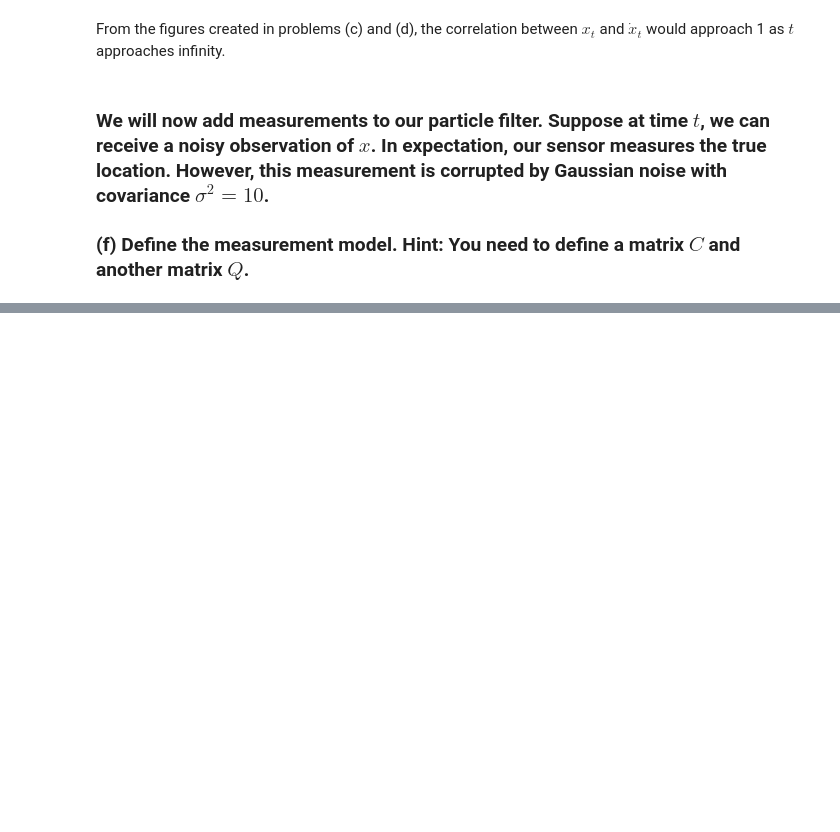
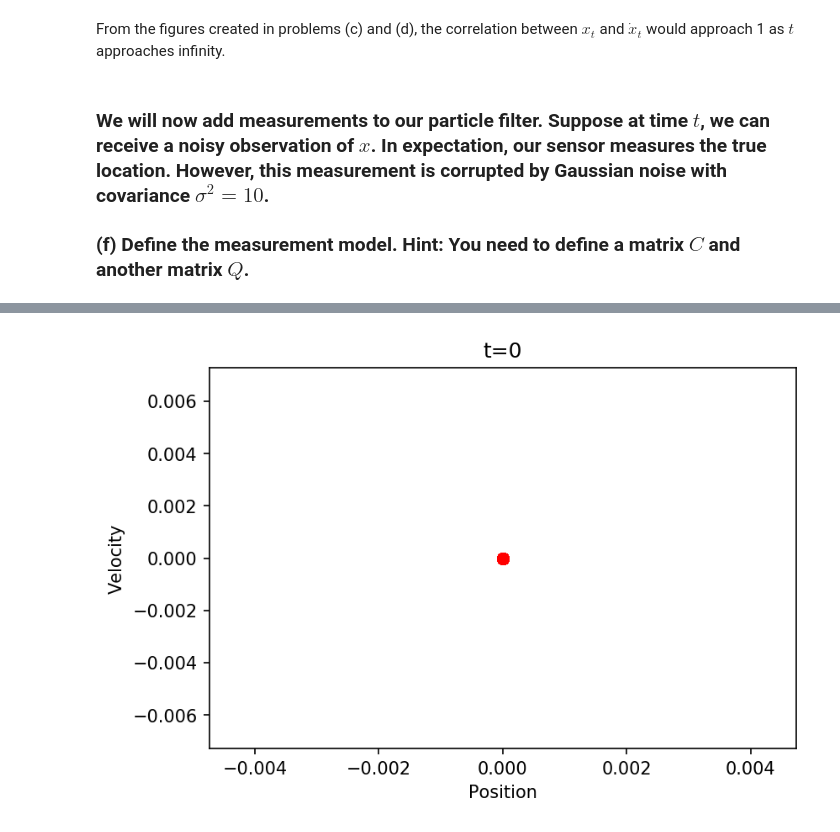
Before and after one commit to kaijones21/ME696, a Jupyter notebook: homework3.ipynb, the cells around one changed output, grey strips where cells are left out. Drawn from its saved outputs; the diff is of its cells as text; code cells hidden in the pictures; blank space fills up the shorter version.

```diff
--- a/homework3.ipynb
+++ b/homework3.ipynb
@@ -202,6 +202,21 @@ def multivariate_gaussian(S, mu, Sigma):
     fac=np.einsum('...k,kl,...l->...',S-mu,Sigma_inv,S-mu)
 
     return np.exp(-fac/2)/N
+
+def low_variance_sampler(particleSet, weights):
+    M = len(weights)
+    newParticles = particleSet*0
+    r = np.random.uniform(0, 1/M)
+    c = weights[0]
+    i = 0
+    for m in range(M):
+        U = r + (m-1)*(1/M)
+        while U > c:
+            i = i + 1
+            c = c + weights[i]
+        newParticles[0][m] = particleSet[0][i]
+        newParticles[1][m] = particleSet[1][i]
+    return newParticles
 # %%
 mu = np.array([0,0])                   # mu
 A = np.array([[1., 1.],                # noise matrix
@@ -359,14 +380,19 @@ A = np.array([[1., 1.],                # system matrix
              [0., 1.]])
 R = np.array([[1/4., 1/2.],            # system noise covariance matrix
               [1/2., 1.001]])
-C = np.array([[1., 0.],                # observation matrix
-             [0., 1.]])
-Q = np.array([[1., 0.],                # observation noise covariance matrix
-             [0., 0.]])
-M = 10                                 # number of samples
+C = 1                                  # observation matrix
+Q = 10^2                               # observation noise matrix
+M = 100                                # number of samples
 t = np.linspace(1, 5, 5)               # time t
 particles = np.zeros((len(t)+1, 2, M)) # create a t x 2 x M numpy array to store particles
-w = np.zeros((len(t)+1, 2, M))         # create a t x 2 x M weight vector
+w = np.zeros((len(t)+1,M))             # create a t x 2 x M weight vector
+w[0] = w[0]*(1/M)                      # all particles initially have equal weight
+z = 0                                  # initial sensor measurement
+
+# Weights, measurement, and particles at time t=5
+w5 = w[0]
+z5 = 5
+p5 = particles[0]
 
 for t in t:
     """
@@ -374,8 +400,69 @@ for t in t:
     transition function from problem (a).
     """
     t = int(t)
+
+    # Predict the next state
     particles[t][0], particles[t][1] = np.dot(A, particles[t-1]) + np.random.multivariate_normal(mu,R,M).T
-    w[t] = np.dot(C,(particles[t][0],particles[t][1])) + np.random.multivariate_normal(mu,Q,M).T
-    if t == 1:
-        print(w[t])
+
+    # Calculate the weight of the particles
+    for m in range(M):
+        w[t][m] = 1/(np.sqrt(2 * np.pi * Q**2))*np.exp(-(particles[t][0][m] - z)**2 / (2 * Q**2))
+
+    if(t==5):
+        for m in range(M):
+            w5[m] = 1/(np.sqrt(2 * np.pi * Q**2))*np.exp(-(particles[t][0][m] - z5)**2 / (2 * Q**2))
+        p5 = low_variance_sampler(particles[t], w5)
+
+    # Low variance resampling
+    particles[t] = low_variance_sampler(particles[t], w[t])
+
+
+fig1 = plt.figure()
+ax1 = fig1.add_subplot()
+ax1.scatter(particles[0][0], particles[0][1], color='r')
+ax1.set_title("t=0")
+ax1.set_xlabel('Position')
+ax1.set_ylabel('Velocity')
+
+fig2 = plt.figure()
+ax2 = fig2.add_subplot()
+ax2.scatter(particles[1][0], particles[1][1], color='r')
+ax2.set_title("t=1")
+ax2.set_xlabel('Position')
+ax2.set_ylabel('Velocity')
+
+fig3 = plt.figure()
+ax3 = fig3.add_subplot()
+ax3.scatter(particles[2][0], particles[2][1], color='r')
+ax3.set_title("t=2")
+ax3.set_xlabel('Position')
+ax3.set_ylabel('Velocity')
+
+fig4 = plt.figure()
+ax4 = fig4.add_subplot()
+ax4.scatter(particles[3][0], particles[3][1], color='r')
+ax4.set_title("t=3")
+ax4.set_xlabel('Position')
+ax4.set_ylabel('Velocity')
+
+fig5 = plt.figure()
+ax5 = fig5.add_subplot()
+ax5.scatter(particles[4][0], particles[4][1], color='r')
+ax5.set_title("t=4")
+ax5.set_xlabel('Position')
+ax5.set_ylabel('Velocity')
+
+fig6 = plt.figure()
+ax6 = fig6.add_subplot()
+ax6.scatter(particles[5][0], particles[5][1], color='r')
+ax6.set_title("t=5 with z=0")
+ax6.set_xlabel('Position')
+ax6.set_ylabel('Velocity')
+
+fig7 = plt.figure()
+ax7 = fig7.add_subplot()
+ax7.scatter(p5[0], p5[1], color='r')
+ax7.set_title("t=5 with z=5")
+ax7.set_xlabel('Position')
+ax7.set_ylabel('Velocity')
 # %% [output]
@@ -385,0 +470 @@ for t in t:
+[figure, added]
```
Also changed, not shown: parts of 12 cells of this notebook.
